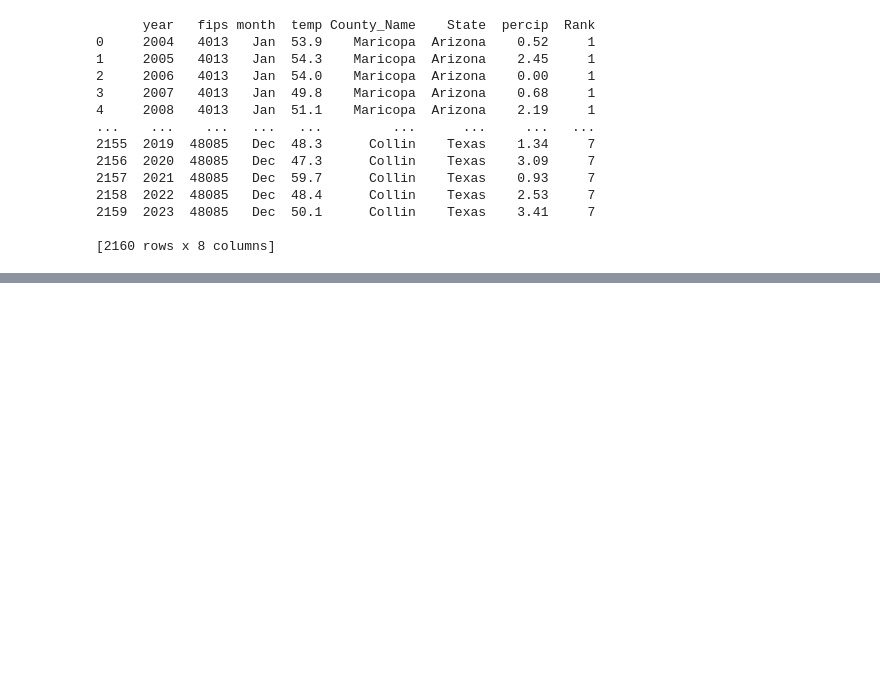
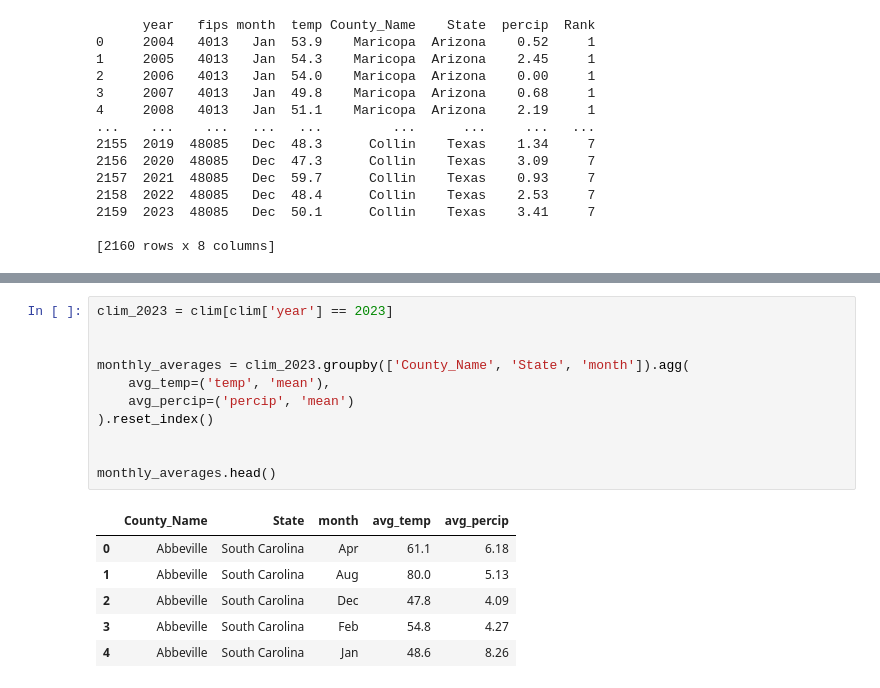
Before and after one commit to randaama/DS4002_Group2_Project2, a Jupyter notebook: SCRIPTS/analysis.ipynb, the cells around one changed output, grey strips where cells are left out. Drawn from its saved outputs; the diff is of its cells as text; blank space fills up the shorter version.

```diff
--- a/SCRIPTS/analysis.ipynb
+++ b/SCRIPTS/analysis.ipynb
@@ -359,0 +547,18 @@ fatal: not a git repository (or any of the parent directories): .git
+# %%
+clim_2023 = clim[clim['year'] == 2023]
+
+
+monthly_averages = clim_2023.groupby(['County_Name', 'State', 'month']).agg(
+    avg_temp=('temp', 'mean'),
+    avg_percip=('percip', 'mean')
+).reset_index()
+
+
+monthly_averages.head()
+# %% [output]
+|  | County_Name | State | month | avg_temp | avg_percip |
+| 0 | Abbeville | South Carolina | Apr | 61.1 | 6.18 |
+| 1 | Abbeville | South Carolina | Aug | 80.0 | 5.13 |
+| 2 | Abbeville | South Carolina | Dec | 47.8 | 4.09 |
+| 3 | Abbeville | South Carolina | Feb | 54.8 | 4.27 |
+| 4 | Abbeville | South Carolina | Jan | 48.6 | 8.26 |
```
Also changed, not shown: parts of 18 cells of this notebook.
